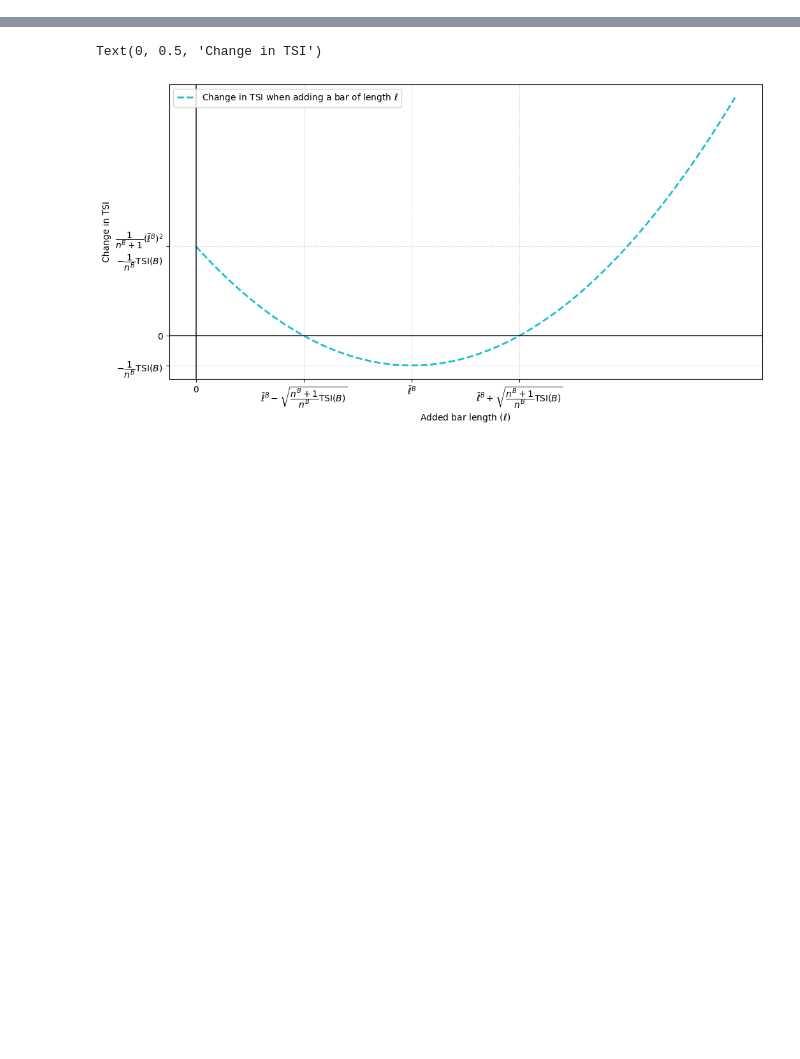
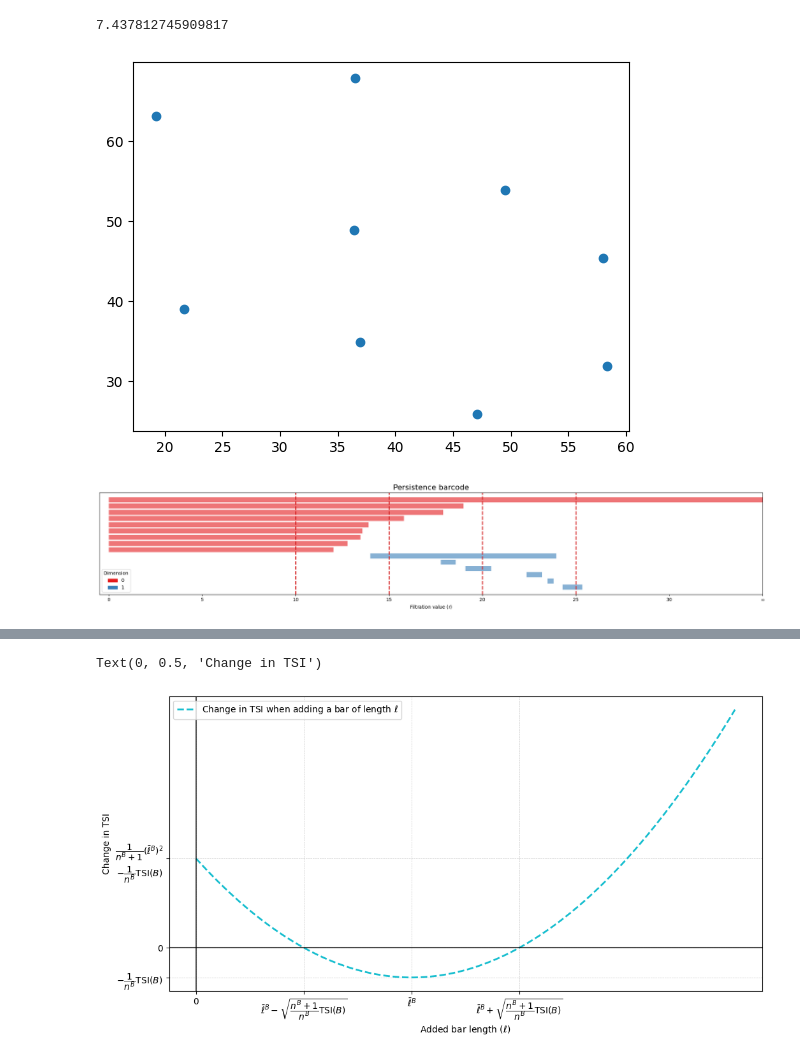
Before and after one commit to siroj99/TSI, a Jupyter notebook: making_images.ipynb, the cells around one changed output, grey strips where cells are left out. Saved outputs shown, nothing was run; the diff lists cells and outputs as text; code cells hidden in the pictures; blank space fills up the shorter version.

```diff
--- a/making_images.ipynb
+++ b/making_images.ipynb
@@ -14,3 +14,50 @@ import scipy.integrate
 
 import tsi_functions as tsi
 import tsi_functions.time_series as tsi_ts
+# %%
+np.random.seed(123)
+
+data = np.array([[21.673, 38.988], [19.241, 63.160], [36.511, 67.848], [49.519, 53.866], [36.447, 48.862], [36.965, 34.965], [47.059, 25.866], [58.322, 31.904], [58.019, 45.366]])
+# n = 5
+plt.scatter(data[:,0], data[:,1])
+# data = PointsOnCircle(n, radius = 4*1/(n-1)*(np.sin((n-2)/(2*n)*np.pi))/np.sin(2*np.pi/n))
+persistence = tsi.filtration_from_points(data, filtration_type="alpha", max_dim=3, max_edge_length=np.inf)
+
+# persistence = [(0, (0, 1)), (0, (0,2))]
+# persistence = [(0, (0, 1)) for _ in range(5)]
+# persistence[0] = (0, (0, 4))
+
+# persistence = [(q, (bar[0], bar[1])) for (q, bar) in persistence if bar[1] < np.inf and q == 0]
+# persistence = [(q, (bar[0]*2, bar[1]*2)) for (q, bar) in persistence]
+# persistence = [(q, (bar[0], bar[1]+1)) for (q, bar) in persistence]
+
+# mean_pers = np.mean([bar[1] - bar[0] for (q, bar) in persistence])
+# persistence.append((0,(0,mean_pers)))
+# persistence.append((0,(0,0.5)))
+
+print(tsi.top_summary_functions(persistence)["TSI-0"])
+
+fig, ax = plt.subplots(figsize=(20, 4))
+gd.plot_persistence_barcode(persistence,  max_intervals = 100, inf_delta = 5, axes=ax)
+# Remove legend
+# plt.legend().remove()
+plt.xlim(-0.5,35)
+plt.axvline(10, color="tab:red", linestyle="--", linewidth=2, label="Mean persistence")
+plt.axvline(15, color="tab:red", linestyle="--", linewidth=2, label="Mean persistence")
+plt.axvline(20, color="tab:red", linestyle="--", linewidth=2, label="Mean persistence")
+plt.axvline(25, color="tab:red", linestyle="--", linewidth=2, label="Mean persistence")
+ax.set_xticks([0,5,10,15,20,25,30,35], ["0", "5", "10", "15", "20", "25", "30", "$\\infty$"])
+plt.xlabel("Filtration value ($r$)")
+# plt.legend(loc="lower right")
+plt.tight_layout()
+plt.savefig("barcode_alpha.svg")
+
+
+# plt.title("TSI = " + str(round(tsi.top_summary_functions(persistence)["TSI-0"], 2)))
+# plt.title("$cv$TSI = " + str(round(tsi.top_summary_functions(persistence)["cvTSI-0"], 2)) + ", $H_2$ = " + str(round(tsi.top_summary_functions(persistence)["Renyi_2-0"], 2)))
+# plt.savefig("cvTSI_Renyi_2_uniform.png", dpi=300, bbox_inches='tight')
+# plt.xticks([0,1,4,6], labels=["0",r"$\\dfrac{L}{n}$","$L$",r"$\\infty$"])
+# %% [output]
+7.437812745909817
+[figure, added]
+[figure, added]
```
Also changed, not shown: parts of 4 cells of this notebook, 4 other files.
